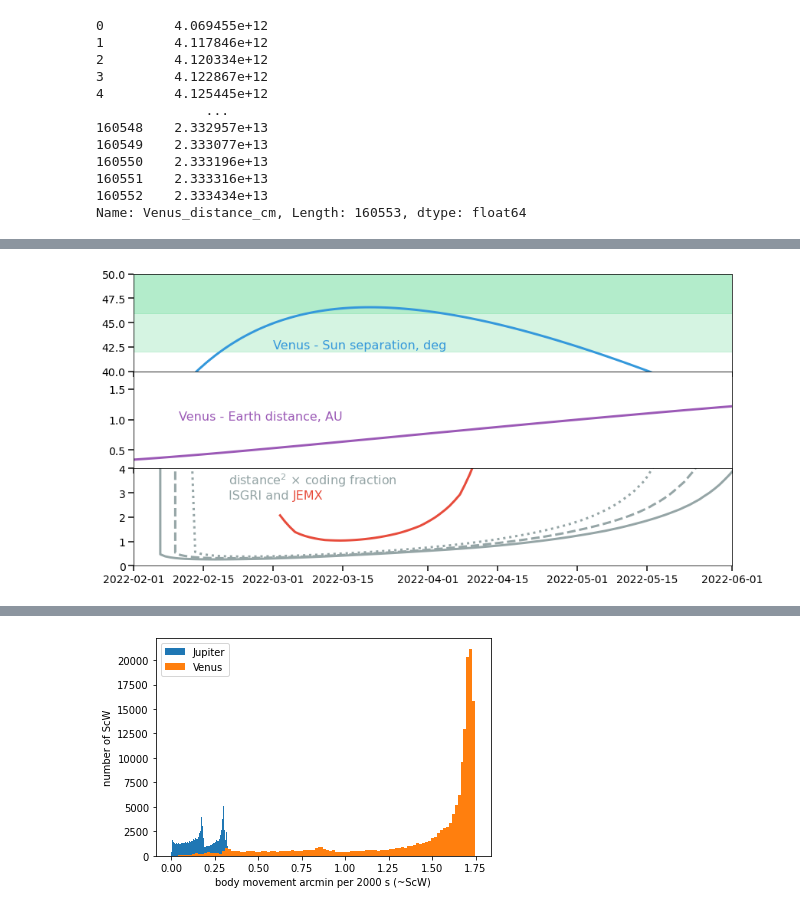
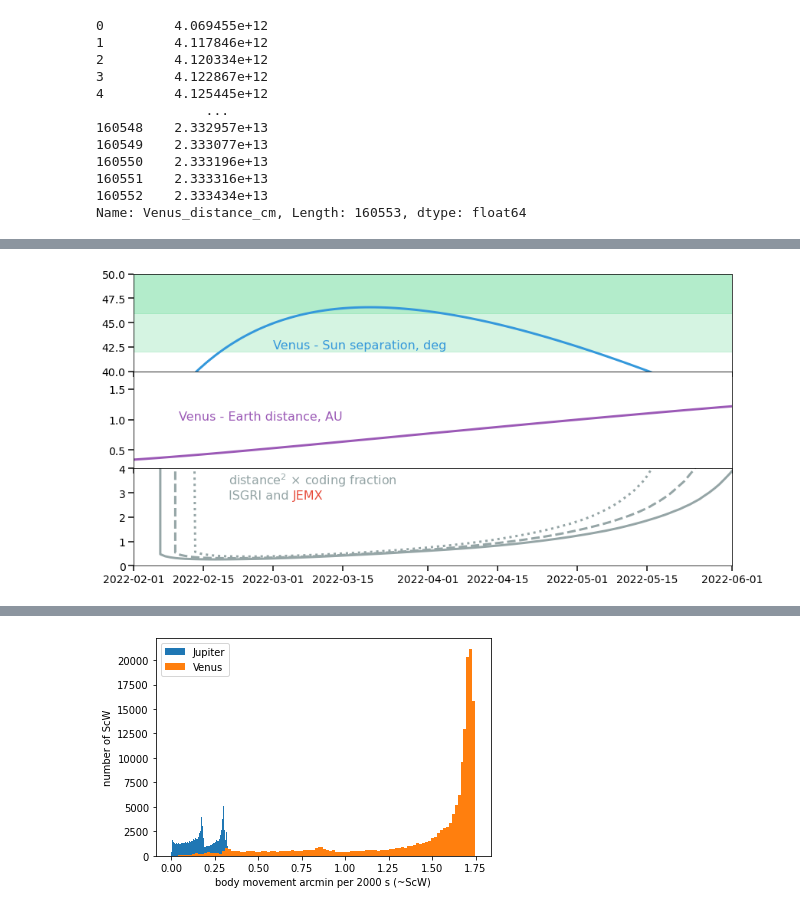
Before and after one commit to volodymyrss/planets, a Jupyter notebook: planets.ipynb, the cells around one changed output, grey strips where cells are left out. Cells and saved outputs as stored; diff of their text form; code cells hidden in the pictures.

```diff
--- a/planets.ipynb
+++ b/planets.ipynb
@@ -441,39 +429,39 @@ for dither_offset, ls in [
         ls=ls,
     )
 
-    plt.plot(
-        T_future,
-        C.distance.to(u.AU).value**2 * sensitivity_jemx_vs_off_scx(50 + dither_offset- Sun_coord_future.separation(C).deg) ,
-        lw=3,
-        c=flatui[3],
-        ls=ls,
-    )
+#     plt.plot(
+#         T_future,
+#         C.distance.to(u.AU).value**2 * sensitivity_jemx_vs_off_scx(50 + dither_offset- Sun_coord_future.separation(C).deg) ,
+#         lw=3,
+#         c=flatui[3],
+#         ls=ls,
+#     )
 
 #10 for 5x5
 #4 for hex
 
 plt.ylim([0, 4])
 
 for ax in ax1,ax2, ax3:
     ax.tick_params(axis='x', labelsize=14)
     ax.tick_params(axis='y', labelsize=14)
     ax.tick_params(which='major', width=1.5, length=7)
     ax.tick_params(which='minor', width=1.5, length=4)
 
 plt.xlim([time.Time("2022-02-01").to_datetime(),time.Time("2022-06-01").to_datetime()])
 
 
 ax3.text(time.Time("2022-02-20").to_datetime(), 2.75,
          "distance$^2$ $\\times$ coding fraction\nISGRI and",
          c=flatui[2],
          font_properties=font_prop)
 
 ax3.text(time.Time("2022-03-05").to_datetime(), 2.75,
          "JEMX",
          c=flatui[3],
          font_properties=font_prop)
 
 
 plt.savefig("venus-poiting-optimization.png")
 # %% [output]
-[figure, old version]
+[figure, new version]
```
Also changed, not shown: parts of 11 cells of this notebook, 3 other files.
